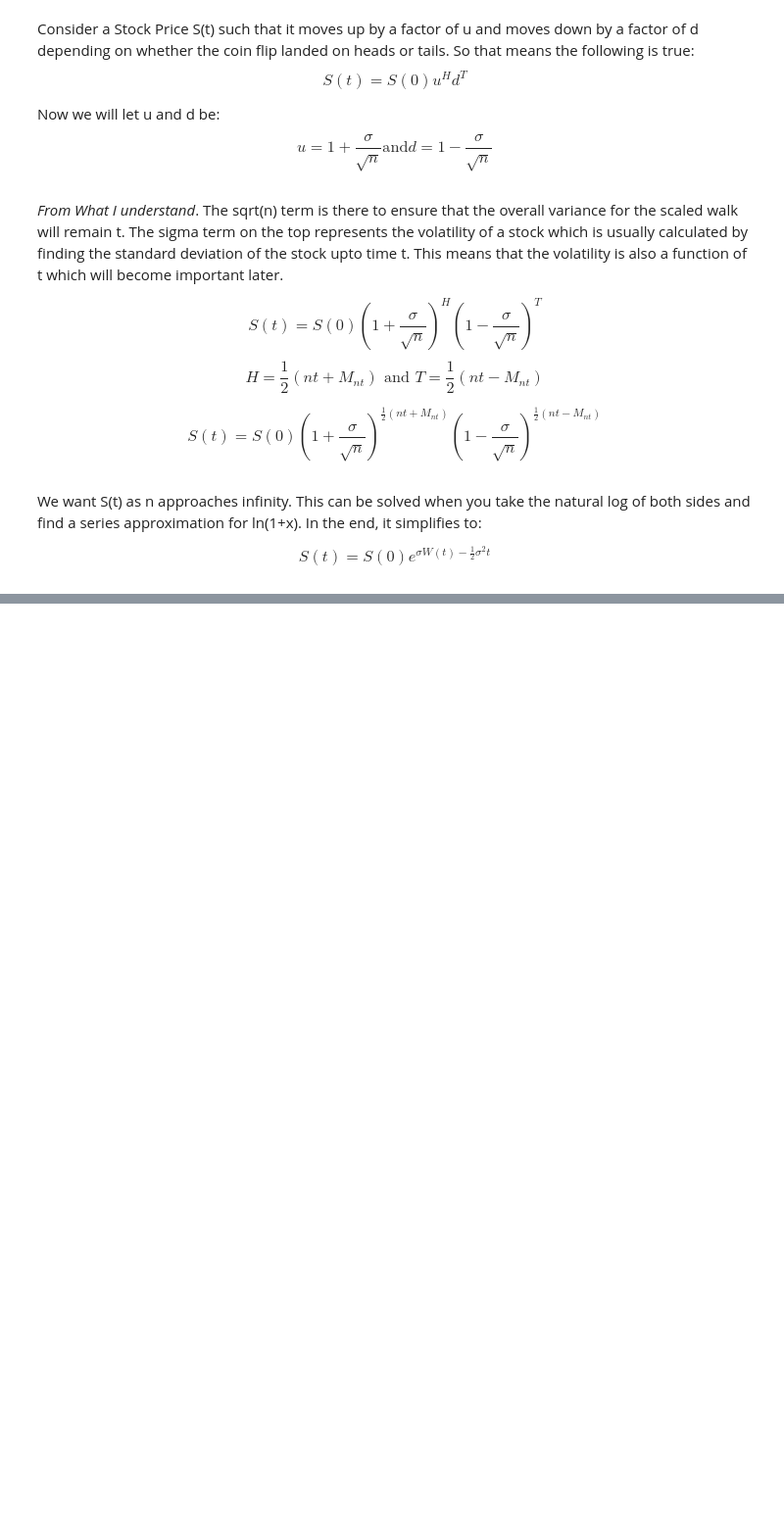
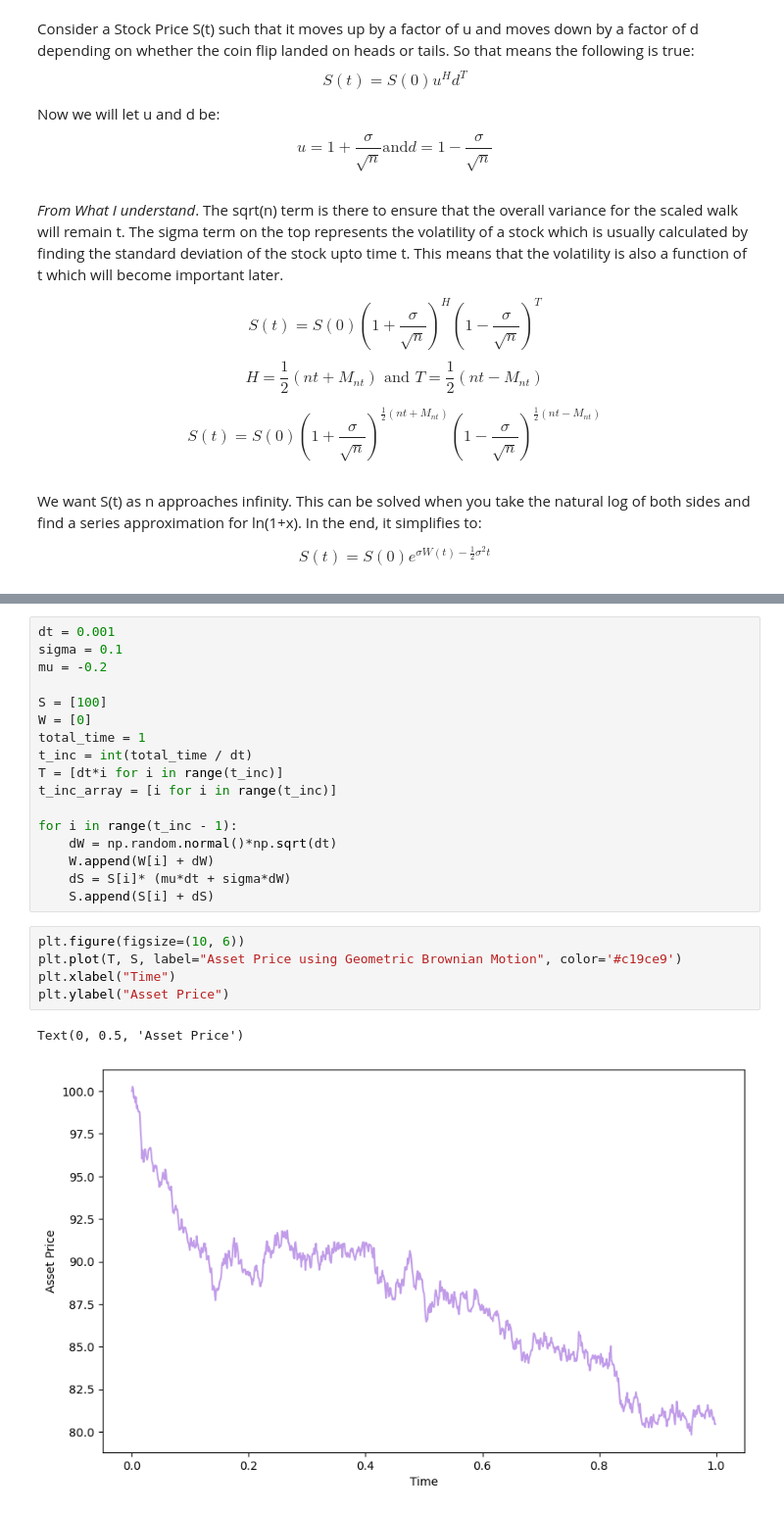
Before and after one commit to appuler/Phys295, a Jupyter notebook: Modeling Geometric Brownian Motion.ipynb, the cells around one changed output, grey strips where cells are left out. Shown at 98% size. Saved outputs shown, nothing was run; the diff lists cells and outputs as text; blank space fills up the shorter version.

```diff
--- a/Modeling Geometric Brownian Motion.ipynb
+++ b/Modeling Geometric Brownian Motion.ipynb
@@ -71,0 +118,25 @@ $$ S(t) = S(0)e^{\sigma W(t) - \frac{1}{2}\sigma ^2t} $$
+# %%
+dt = 0.001
+sigma = 0.1
+mu = -0.2
+
+S = [100]
+W = [0]
+total_time = 1
+t_inc = int(total_time / dt)
+T = [dt*i for i in range(t_inc)]
+t_inc_array = [i for i in range(t_inc)]
+
+for i in range(t_inc - 1):
+    dW = np.random.normal()*np.sqrt(dt)
+    W.append(W[i] + dW)
+    dS = S[i]* (mu*dt + sigma*dW)
+    S.append(S[i] + dS)
+# %%
+plt.figure(figsize=(10, 6))
+plt.plot(T, S, label="Asset Price using Geometric Brownian Motion", color='#c19ce9')
+plt.xlabel("Time")
+plt.ylabel("Asset Price")
+# %% [output]
+Text(0, 0.5, 'Asset Price')
+[figure, added]
```
Also changed, not shown: parts of 13 cells of this notebook, 2 other files.
